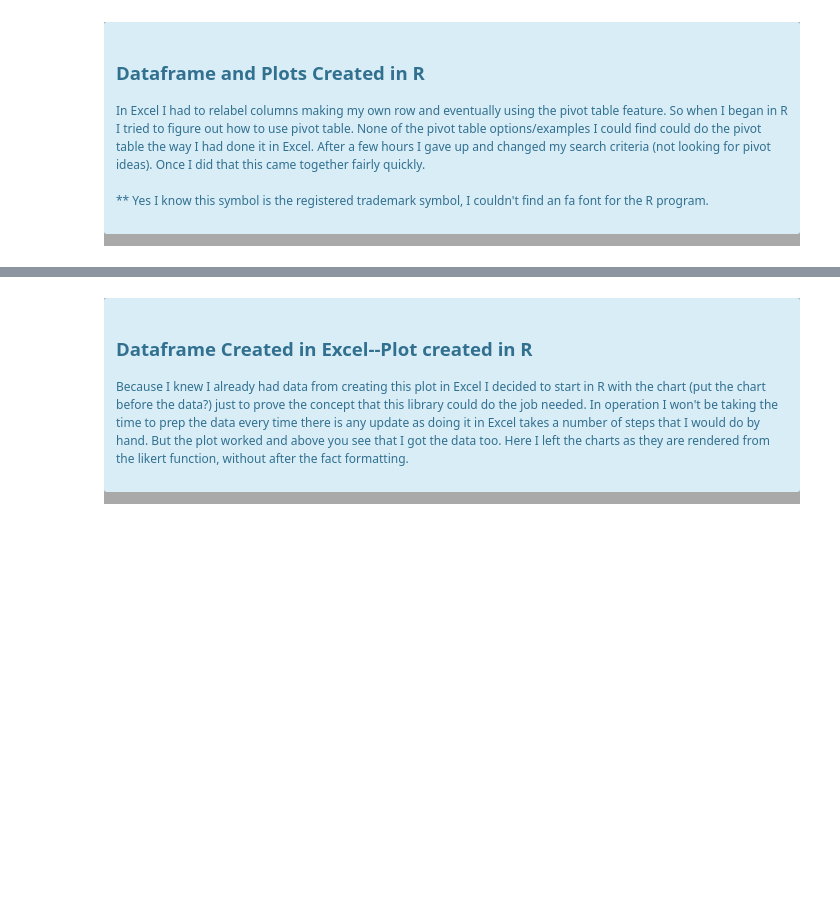
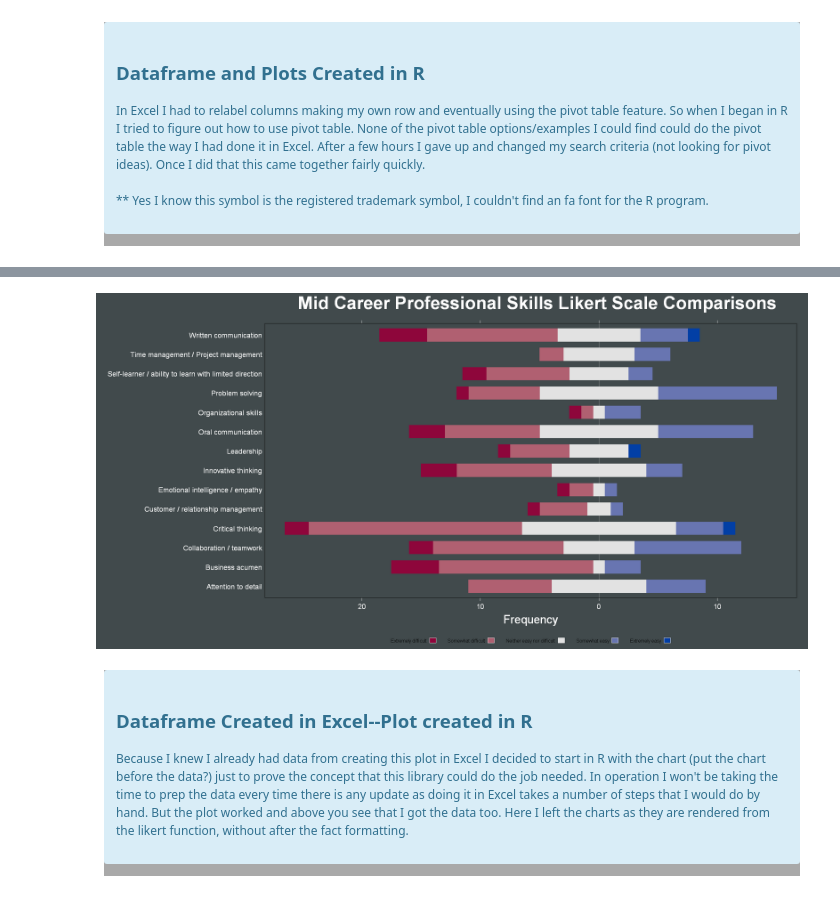
Before and after one commit to chesterqualls/Survey-Analysis, a Jupyter notebook: Diverging Stacked Bars or Likert Data.ipynb, the cells around one changed output, grey strips where cells are left out. Saved outputs shown, nothing was run; the diff lists cells and outputs as text; code cells hidden in the pictures; blank space fills up the shorter version.

```diff
--- a/Diverging Stacked Bars or Likert Data.ipynb
+++ b/Diverging Stacked Bars or Likert Data.ipynb
@@ -217,3 +214,22 @@ P
+# %%
+# From table created in R
+# Playing with a Dark Mode to test control of colors
+
+P <-likert( Skills ~.,data=mcpro, ylab=NULL,
+       ReferenceZero=3, as.percent=FALSE,
+       scales.in=list(cex = 1.2, col="white"),
+       positive.order=FALSE, data.order=TRUE,  colorFunctionOption="flatter",
+       main = list("Mid Career Professional Skills Likert Scale Comparisons",x=unit(.62, "npc"), cex = 3, col="white"),
+       #sub= list("Test",x=unit(.55, "npc")),
+       xlab=list("Frequency", cex = 2, col="white"),
+       #xlim=c(-30,30),
+       strip=FALSE,
+       par.strip.text=list(cex=.7))
+       options(repr.plot.width=20, repr.plot.height=10,repr.plot.bg="#414a4c")
+
+P
+# %% [output]
+[figure, added]
 # %% [markdown]
 <div><table style="width:900px; color:#add8e6" align="left" padding="0">
     <tr>
```
Also changed, not shown: parts of 7 cells of this notebook.
